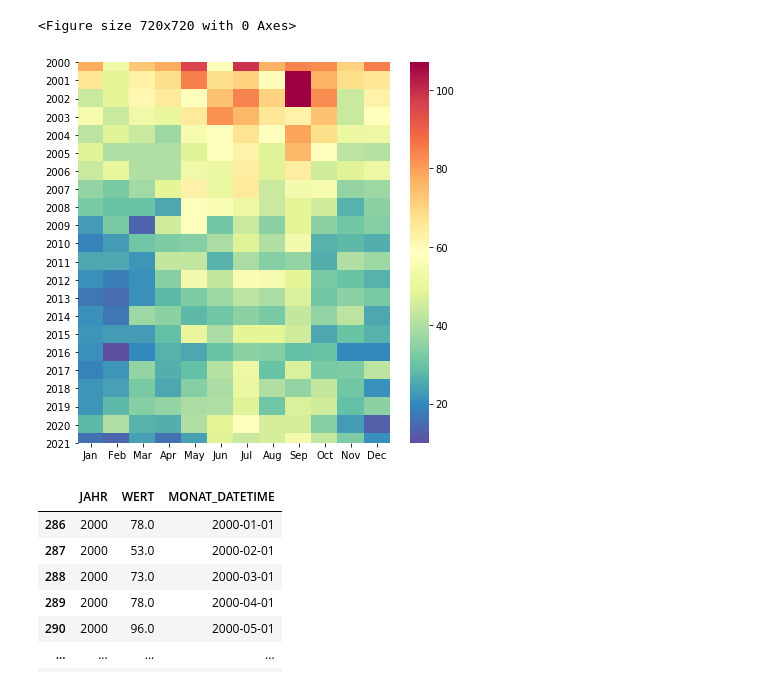
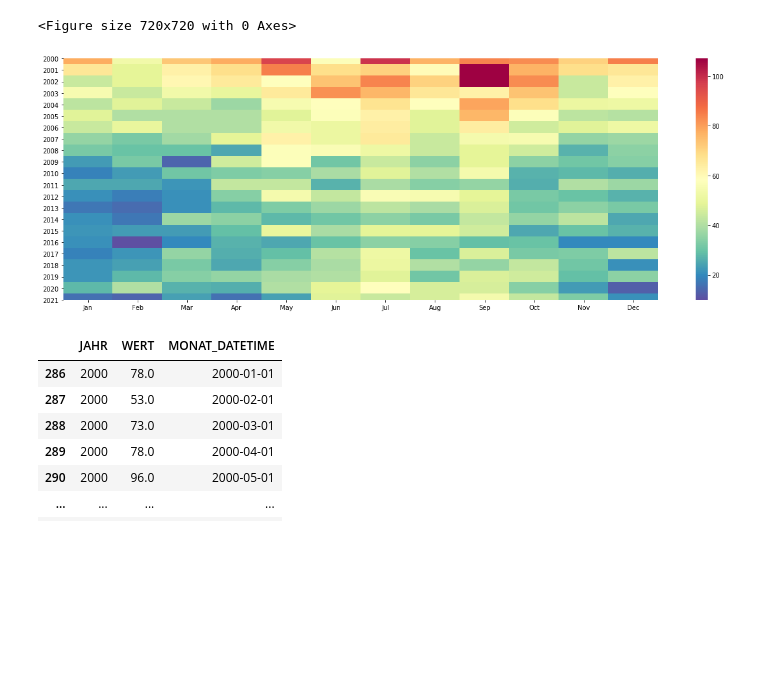
Before and after one commit to molspace/DPS_AI_challenge, a Jupyter notebook: data_visualization.ipynb, the cells around one changed output. Saved outputs shown, nothing was run; the diff lists cells and outputs as text; code cells hidden in the pictures; blank space fills up the shorter version.

```diff
--- a/data_visualization.ipynb
+++ b/data_visualization.ipynb
@@ -60,11 +60,12 @@ matrix = data_for_heatmap['WERT'].values.reshape(len(data_for_heatmap.JAHR.uniqu
 Boolean Series key will be reindexed to match DataFrame index.
 <Figure size 720x720 with 0 Axes>
 # %%
-plt.figure(figsize=(7,7))
+plt.figure(figsize=(21,7))
+plt.subplots(1,3,sharey=True)
 month_names=data_for_heatmap['MONAT_DATETIME'].dt.month_name().str[:3].unique().tolist()
 years=data_for_heatmap['MONAT_DATETIME'].dt.year.unique().tolist()
 sns.heatmap(matrix, cmap='Spectral_r', xticklabels=month_names, yticklabels=years)
 plt.show()
 # %% [output]
-[figure, old version]
+[figure, new version]
 # %%
```
Also changed, not shown: parts of 1 cell of this notebook.
